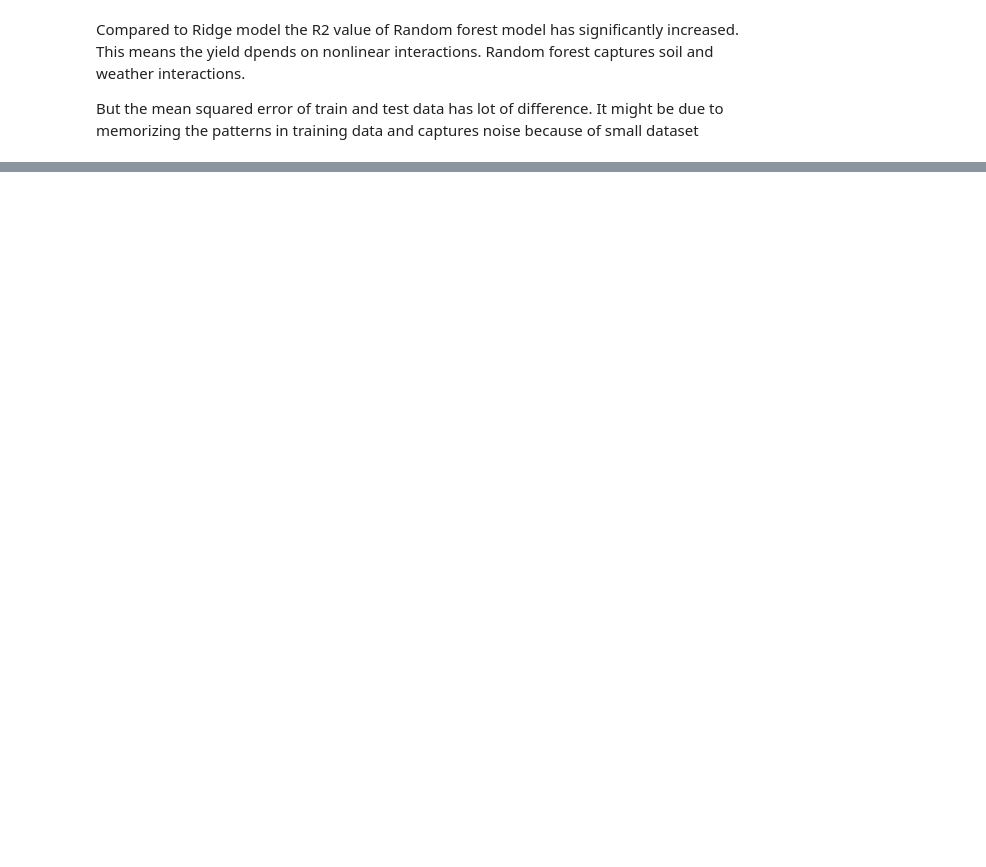
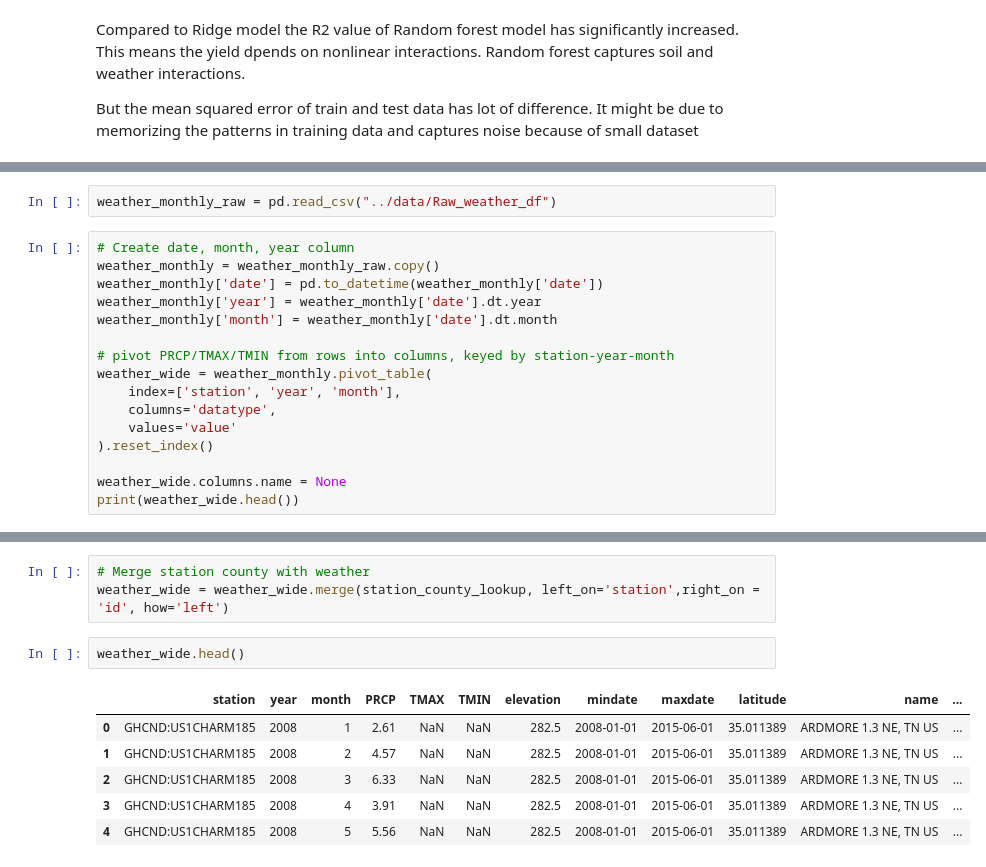
Before and after one commit to ADoddala/Predicting_Crop_Yields, a Jupyter notebook: notebooks/Regression_models.ipynb, the cells around one changed output, grey strips where cells are left out. Drawn from its saved outputs; the diff is of its cells as text; blank space fills up the shorter version.

```diff
--- a/notebooks/Regression_models.ipynb
+++ b/notebooks/Regression_models.ipynb
@@ -153,0 +631,18 @@ It might be due to memorizing the patterns in training data and captures noise b
+# %%
+weather_monthly_raw = pd.read_csv("../data/Raw_weather_df")
+# %%
+# Create date, month, year column
+weather_monthly = weather_monthly_raw.copy()
+weather_monthly['date'] = pd.to_datetime(weather_monthly['date'])
+weather_monthly['year'] = weather_monthly['date'].dt.year
+weather_monthly['month'] = weather_monthly['date'].dt.month
+
+# pivot PRCP/TMAX/TMIN from rows into columns, keyed by station-year-month
+weather_wide = weather_monthly.pivot_table(
+    index=['station', 'year', 'month'],
+    columns='datatype',
+    values='value'
+).reset_index()
+
+weather_wide.columns.name = None
+print(weather_wide.head())
@@ -153,0 +667,12 @@ It might be due to memorizing the patterns in training data and captures noise b
+# %%
+# Merge station county with weather
+weather_wide = weather_wide.merge(station_county_lookup, left_on='station',right_on = 'id', how='left')
+# %%
+weather_wide.head()
+# %% [output]
+|  | station | year | month | PRCP | TMAX | TMIN | elevation | mindate | maxdate | latitude | name | ... |
+| 0 | GHCND:US1CHARM185 | 2008 | 1 | 2.61 | NaN | NaN | 282.5 | 2008-01-01 | 2015-06-01 | 35.011389 | ARDMORE 1.3 NE, TN US | ... |
+| 1 | GHCND:US1CHARM185 | 2008 | 2 | 4.57 | NaN | NaN | 282.5 | 2008-01-01 | 2015-06-01 | 35.011389 | ARDMORE 1.3 NE, TN US | ... |
+| 2 | GHCND:US1CHARM185 | 2008 | 3 | 6.33 | NaN | NaN | 282.5 | 2008-01-01 | 2015-06-01 | 35.011389 | ARDMORE 1.3 NE, TN US | ... |
+| 3 | GHCND:US1CHARM185 | 2008 | 4 | 3.91 | NaN | NaN | 282.5 | 2008-01-01 | 2015-06-01 | 35.011389 | ARDMORE 1.3 NE, TN US | ... |
+| 4 | GHCND:US1CHARM185 | 2008 | 5 | 5.56 | NaN | NaN | 282.5 | 2008-01-01 | 2015-06-01 | 35.011389 | ARDMORE 1.3 NE, TN US | ... |
```
Also changed, not shown: parts of 43 cells of this notebook.
